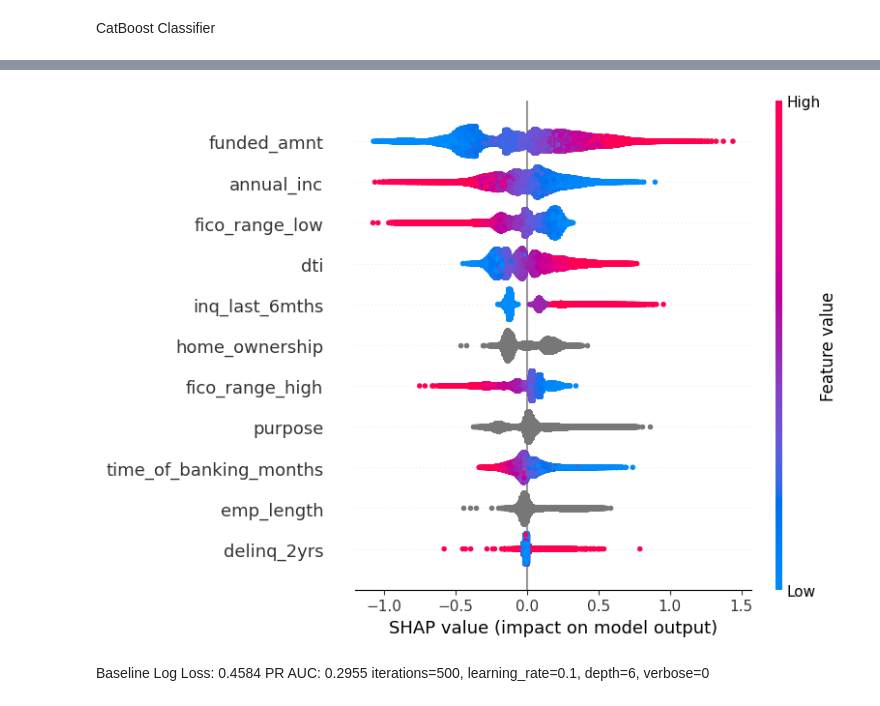
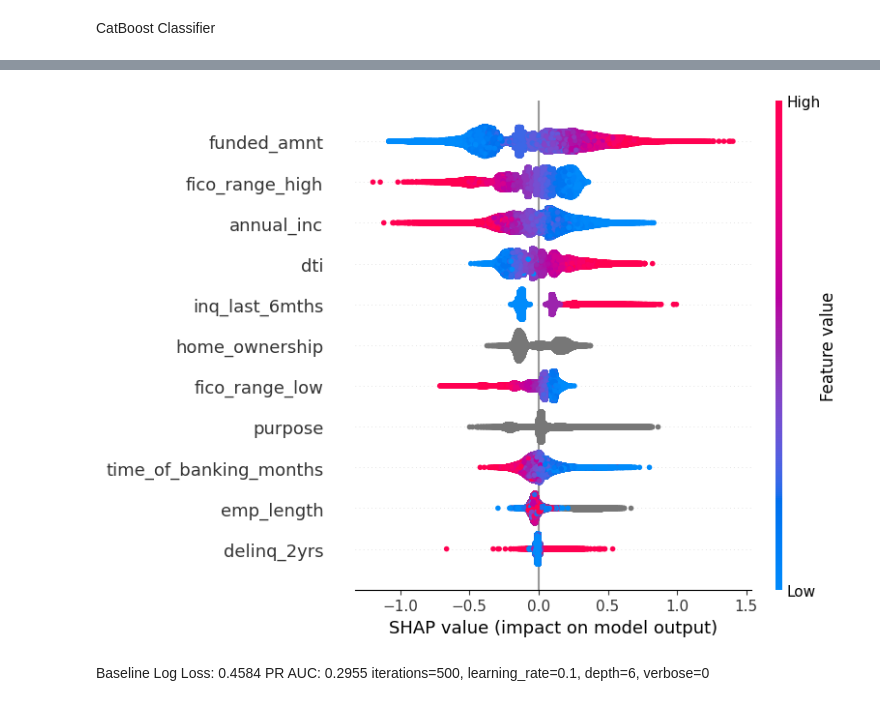
Before and after one commit to marcosmota/ds_lending_club, a Jupyter notebook: notebooks/03_eda_baseline.ipynb, the cells around one changed output, grey strips where cells are left out. Saved outputs shown, nothing was run; the diff lists cells and outputs as text; code cells hidden in the pictures.

```diff
--- a/notebooks/03_eda_baseline.ipynb
+++ b/notebooks/03_eda_baseline.ipynb
@@ -168,6 +168,8 @@ inq_last_6mths
 6               0.761506  0.238494
 7               0.750000  0.250000
 8               0.818182  0.181818
+# %%
+df['emp_length'] = df['emp_length'].str.replace(' years', '').str.replace(' year', '').str.replace('< 1', '0').str.replace('+', '').astype(float)
 # %%
 df_train = df[['time_of_banking_months',
                 'dti',
@@ -240,7 +226,12 @@ X_train[cat_features] = X_train[cat_features].astype(str).fillna('missing')
 X_test[cat_features] = X_test[cat_features].astype(str).fillna('missing')
 
 # Initialize and train CatBoost classifier
-model = CatBoostClassifier(iterations=500, learning_rate=0.1, depth=6, verbose=0, cat_features = cat_features, random_state=42)
+model = CatBoostClassifier(iterations=500,
+                           learning_rate=0.1,
+                           depth=6, verbose=0,
+                           cat_features = cat_features,
+                           random_state=42,
+                           early_stopping_rounds=50)
 model.fit(X_train, y_train)
 
 # Predict probabilities
@@ -265,4 +256,4 @@ PR AUC: 0.3124
-[figure, old version]
+[figure, new version]
 # %% [markdown]
 Baseline
 Log Loss: 0.4584
```
Also changed, not shown: parts of 5 cells of this notebook.
